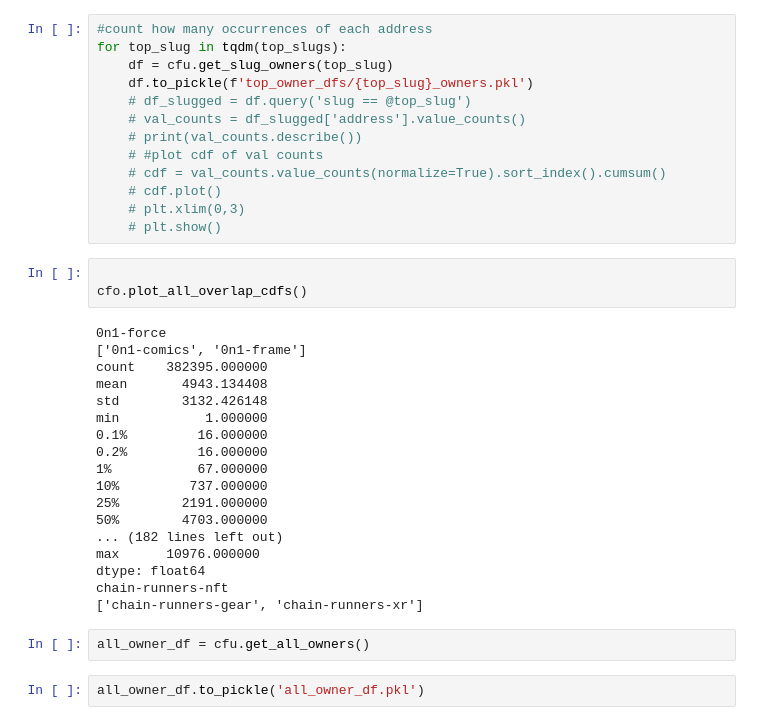
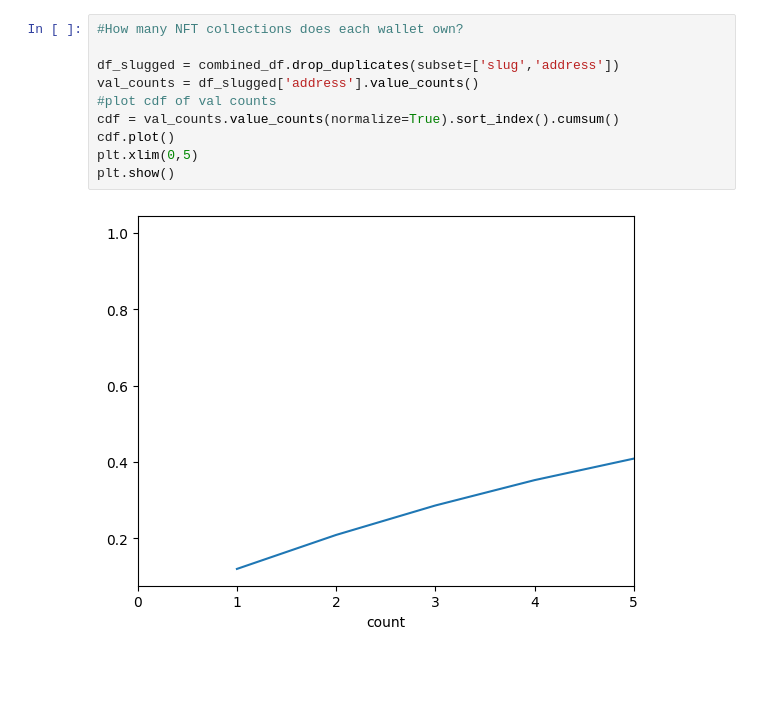
Before and after one commit to narunraman/nft_research, a Jupyter notebook: Dino/counterfeit_ownership.ipynb, the cells around one changed output. Cells and saved outputs as stored; diff of their text form; blank space fills up the shorter version.

```diff
--- a/Dino/counterfeit_ownership.ipynb
+++ b/Dino/counterfeit_ownership.ipynb
@@ -21,38 +142,12 @@ with open(f'top_owner_dfs/der_lists.pkl','wb') as f:
 # %%
-#count how many occurrences of each address
-for top_slug in tqdm(top_slugs):
-    df = cfu.get_slug_owners(top_slug)
-    df.to_pickle(f'top_owner_dfs/{top_slug}_owners.pkl')
-    # df_slugged = df.query('slug == @top_slug')
-    # val_counts = df_slugged['address'].value_counts()
-    # print(val_counts.describe())
-    # #plot cdf of val counts
-    # cdf = val_counts.value_counts(normalize=True).sort_index().cumsum()
-    # cdf.plot()
-    # plt.xlim(0,3)
-    # plt.show()
+#How many NFT collections does each wallet own?
+
+df_slugged = combined_df.drop_duplicates(subset=['slug','address'])
+val_counts = df_slugged['address'].value_counts()
+#plot cdf of val counts
+cdf = val_counts.value_counts(normalize=True).sort_index().cumsum()
+cdf.plot()
+plt.xlim(0,5)
+plt.show()
+# %% [output]
+[figure, added]
-# %%
-
-cfo.plot_all_overlap_cdfs()
-# %% [output]
-0n1-force
-['0n1-comics', '0n1-frame']
-count    382395.000000
-mean       4943.134408
-std        3132.426148
-min           1.000000
-0.1%         16.000000
-0.2%         16.000000
-1%           67.000000
-10%         737.000000
-25%        2191.000000
-50%        4703.000000
-... (182 lines left out)
-max      10976.000000
-dtype: float64
-chain-runners-nft
-['chain-runners-gear', 'chain-runners-xr']
-# %%
-all_owner_df = cfu.get_all_owners()
-# %%
-all_owner_df.to_pickle('all_owner_df.pkl')
```
Also changed, not shown: parts of 12 cells of this notebook, 1 other file.
